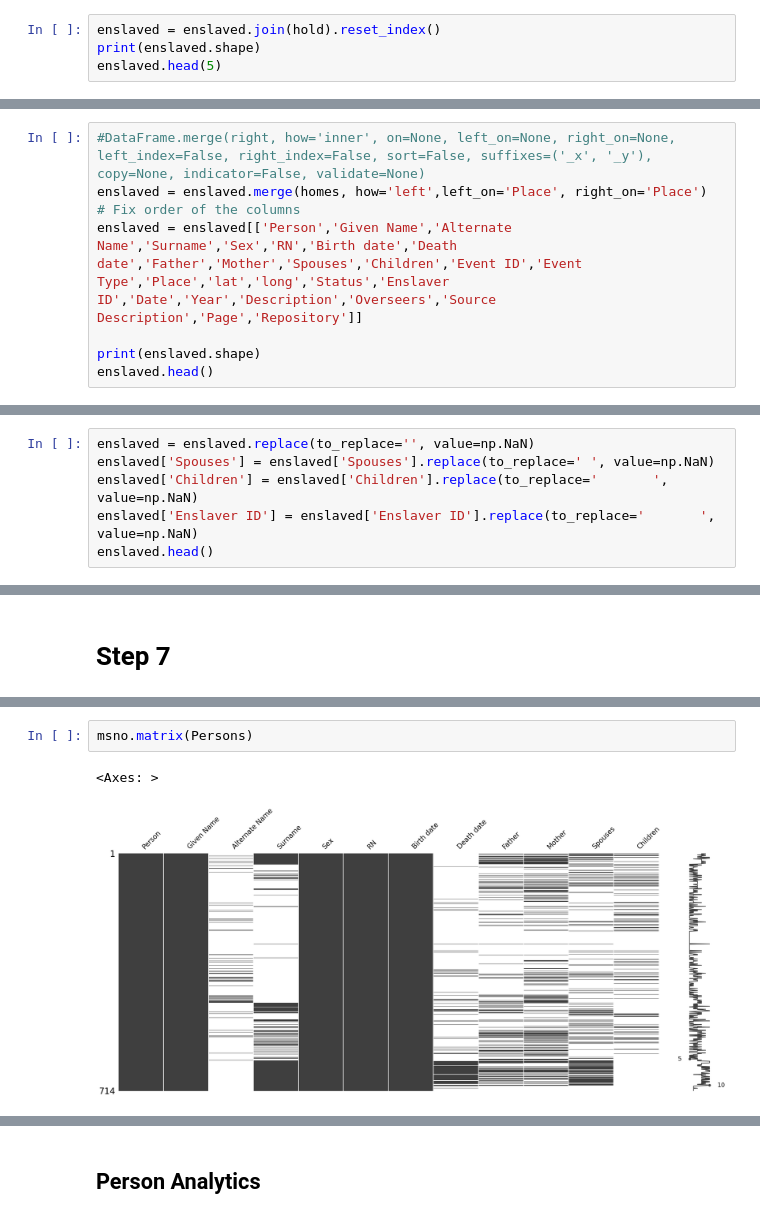
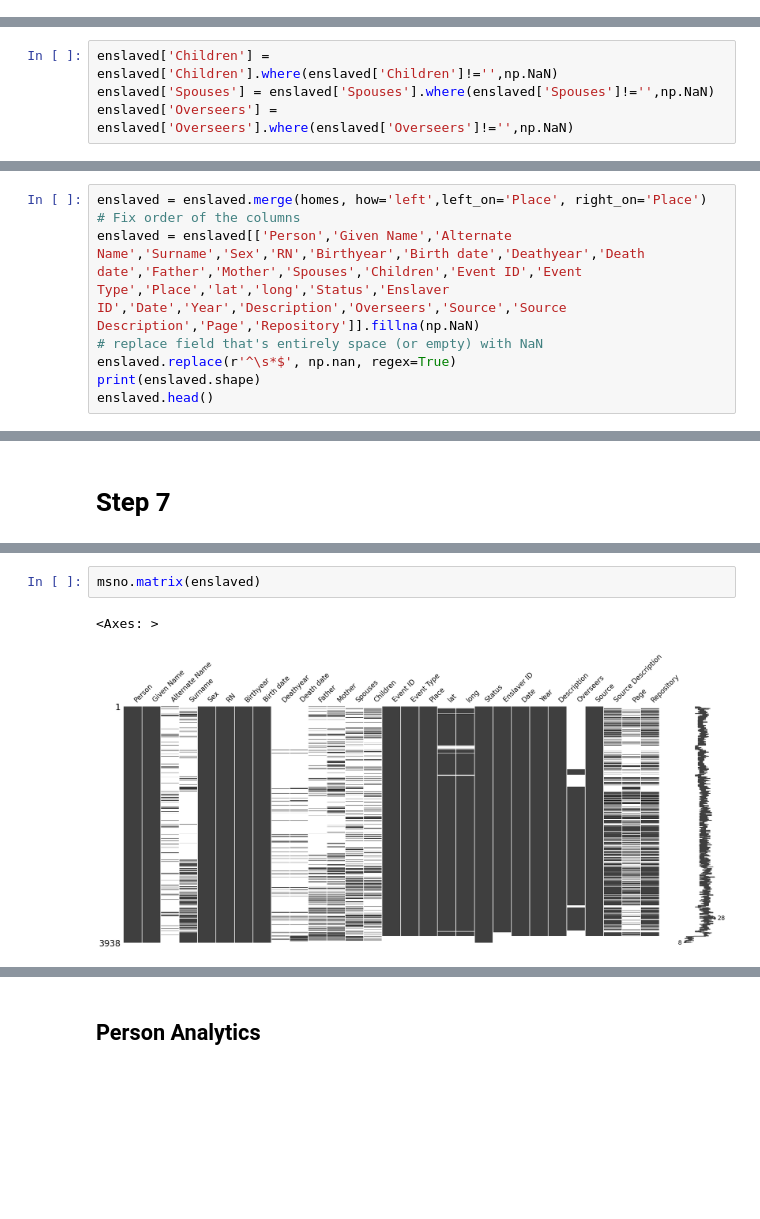
Before and after one commit to turtlek/CabellFamSociety, a Jupyter notebook: EnslavedData_UnionHill.ipynb, the cells around one changed output, grey strips where cells are left out. Cells and saved outputs as stored; diff of their text form; blank space fills up the shorter version.

```diff
--- a/EnslavedData_UnionHill.ipynb
+++ b/EnslavedData_UnionHill.ipynb
@@ -1564,4 +1305,0 @@ enslaved.head()
-# %%
-enslaved = enslaved.join(hold).reset_index()
-print(enslaved.shape)
-enslaved.head(5)
@@ -1595,0 +1306,4 @@ Name: count, dtype: int64
+# %%
+enslaved['Children'] = enslaved['Children'].where(enslaved['Children']!='',np.NaN)
+enslaved['Spouses'] = enslaved['Spouses'].where(enslaved['Spouses']!='',np.NaN)
+enslaved['Overseers'] = enslaved['Overseers'].where(enslaved['Overseers']!='',np.NaN)
@@ -1622,11 +1353,11 @@ homes.head()
 | 73 | Amherst, Virginia | 37.581712 | -79.048750 |
 | 80 | Augusta County, Virginia, United ... | 38.129496 | -79.120816 |
 # %%
-#DataFrame.merge(right, how='inner', on=None, left_on=None, right_on=None, left_index=False, right_index=False, sort=False, suffixes=('_x', '_y'), copy=None, indicator=False, validate=None)
 enslaved = enslaved.merge(homes, how='left',left_on='Place', right_on='Place')
 # Fix order of the columns
-enslaved = enslaved[['Person','Given Name','Alternate Name','Surname','Sex','RN','Birth date','Death date','Father','Mother','Spouses','Children','Event ID','Event Type','Place','lat','long','Status','Enslaver ID','Date','Year','Description','Overseers','Source Description','Page','Repository']]
-
+enslaved = enslaved[['Person','Given Name','Alternate Name','Surname','Sex','RN','Birthyear','Birth date','Deathyear','Death date','Father','Mother','Spouses','Children','Event ID','Event Type','Place','lat','long','Status','Enslaver ID','Date','Year','Description','Overseers','Source','Source Description','Page','Repository']].fillna(np.NaN)
+# replace field that's entirely space (or empty) with NaN
+enslaved.replace(r'^\s*$', np.nan, regex=True)
 print(enslaved.shape)
 enslaved.head()
 # %% [output]
@@ -1642,6 +1370,0 @@ enslaved.head()
-# %%
-enslaved = enslaved.replace(to_replace='', value=np.NaN)
-enslaved['Spouses'] = enslaved['Spouses'].replace(to_replace=' ', value=np.NaN)
-enslaved['Children'] = enslaved['Children'].replace(to_replace='       ', value=np.NaN)
-enslaved['Enslaver ID'] = enslaved['Enslaver ID'].replace(to_replace='       ', value=np.NaN)
-enslaved.head()
@@ -1719,5 +1403,5 @@ msno.bar(Persons)
 # %%
-msno.matrix(Persons)
+msno.matrix(enslaved)
 # %% [output]
 <Axes: >
-[figure, old version]
+[figure, new version]
```
Also changed, not shown: parts of 330 cells of this notebook.
